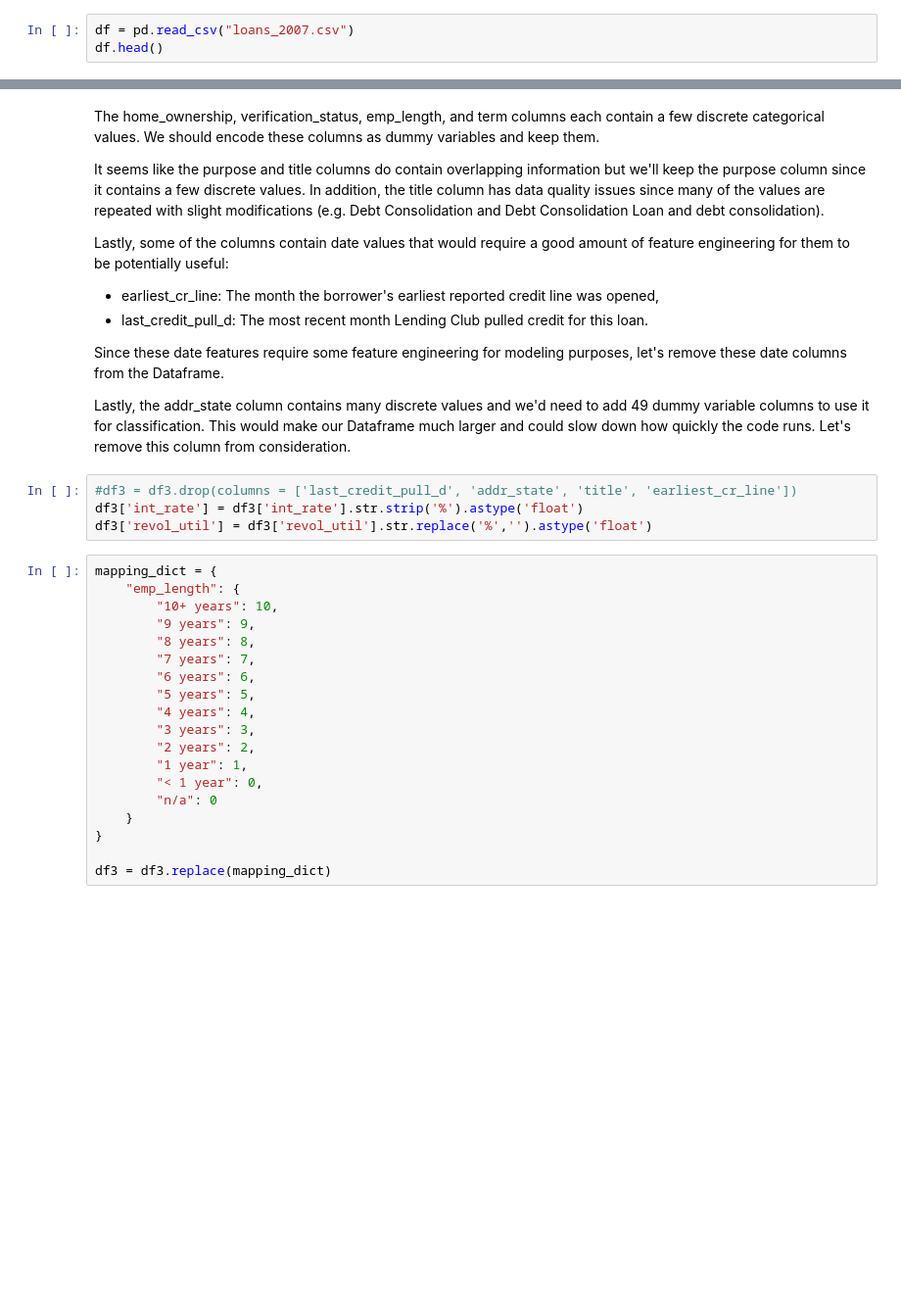
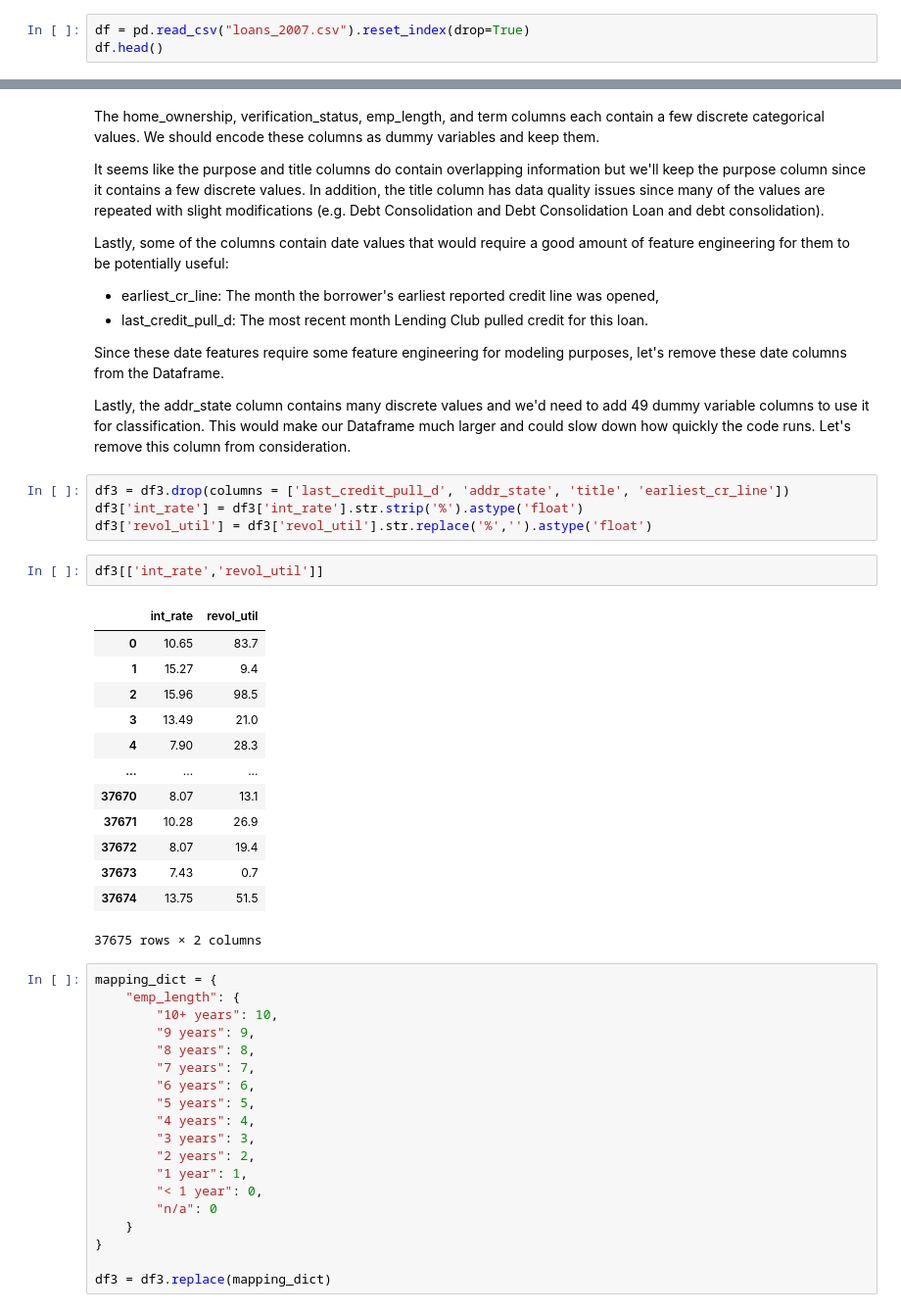
Before and after one commit to theperpetualmeatball/Credit-Modelling, a Jupyter notebook: loan_prediction.ipynb, the cells around one changed output, grey strips where cells are left out. Shown at 98% size. Saved outputs shown, nothing was run; the diff lists cells and outputs as text; blank space fills up the shorter version.

```diff
--- a/loan_prediction.ipynb
+++ b/loan_prediction.ipynb
@@ -33,5 +28,5 @@ from sklearn.datasets import make_regression
 # %%
-df = pd.read_csv("loans_2007.csv")
+df = pd.read_csv("loans_2007.csv").reset_index(drop=True)
 df.head()
 # %% [output]
 |  | id | member_id | loan_amnt | funded_amnt | funded_amnt_inv | term | int_rate | installment | grade | ... |
@@ -222,9 +217,25 @@ Since these date features require some feature engineering for modeling purposes
 
 Lastly, the addr_state column contains many discrete values and we'd need to add 49 dummy variable columns to use it for classification. This would make our Dataframe much larger and could slow down how quickly the code runs. Let's remove this column from consideration.
 # %%
-#df3 = df3.drop(columns = ['last_credit_pull_d', 'addr_state', 'title', 'earliest_cr_line'])
+df3 = df3.drop(columns = ['last_credit_pull_d', 'addr_state', 'title', 'earliest_cr_line'])
 df3['int_rate'] = df3['int_rate'].str.strip('%').astype('float')
 df3['revol_util'] = df3['revol_util'].str.replace('%','').astype('float')
+# %%
+df3[['int_rate','revol_util']]
+# %% [output]
+|  | int_rate | revol_util |
+| 0 | 10.65 | 83.7 |
+| 1 | 15.27 | 9.4 |
+| 2 | 15.96 | 98.5 |
+| 3 | 13.49 | 21.0 |
+| 4 | 7.90 | 28.3 |
+| ... | ... | ... |
+| 37670 | 8.07 | 13.1 |
+| 37671 | 10.28 | 26.9 |
+| 37672 | 8.07 | 19.4 |
+| 37673 | 7.43 | 0.7 |
+| 37674 | 13.75 | 51.5 |
+37675 rows × 2 columns
 # %%
 mapping_dict = {
     "emp_length": {
```
Also changed, not shown: parts of 17 cells of this notebook.
